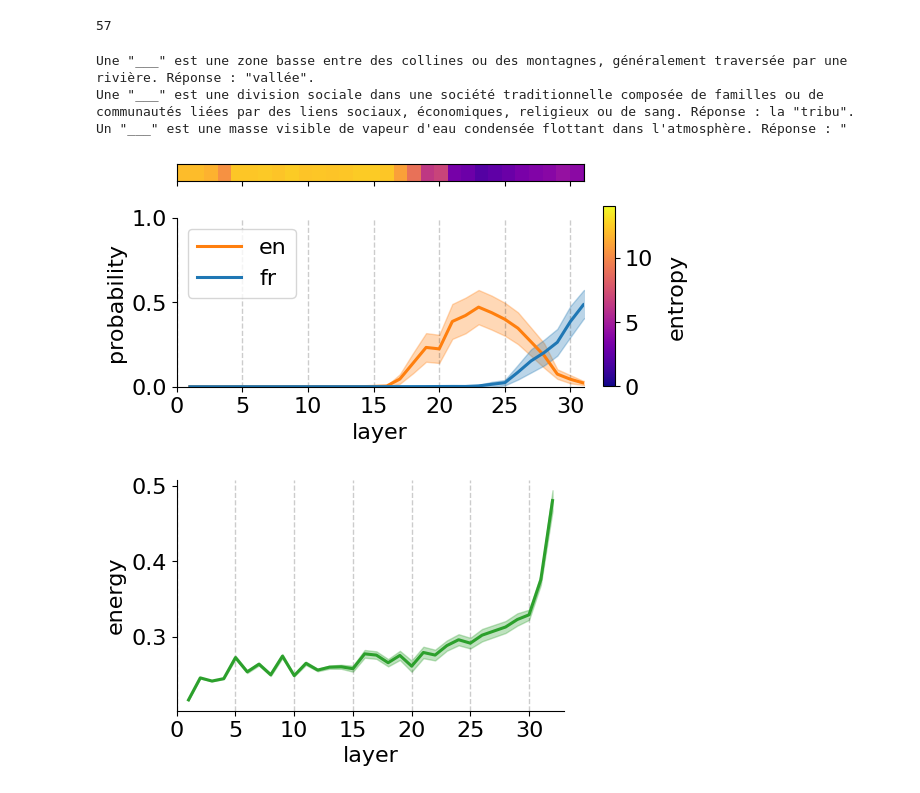
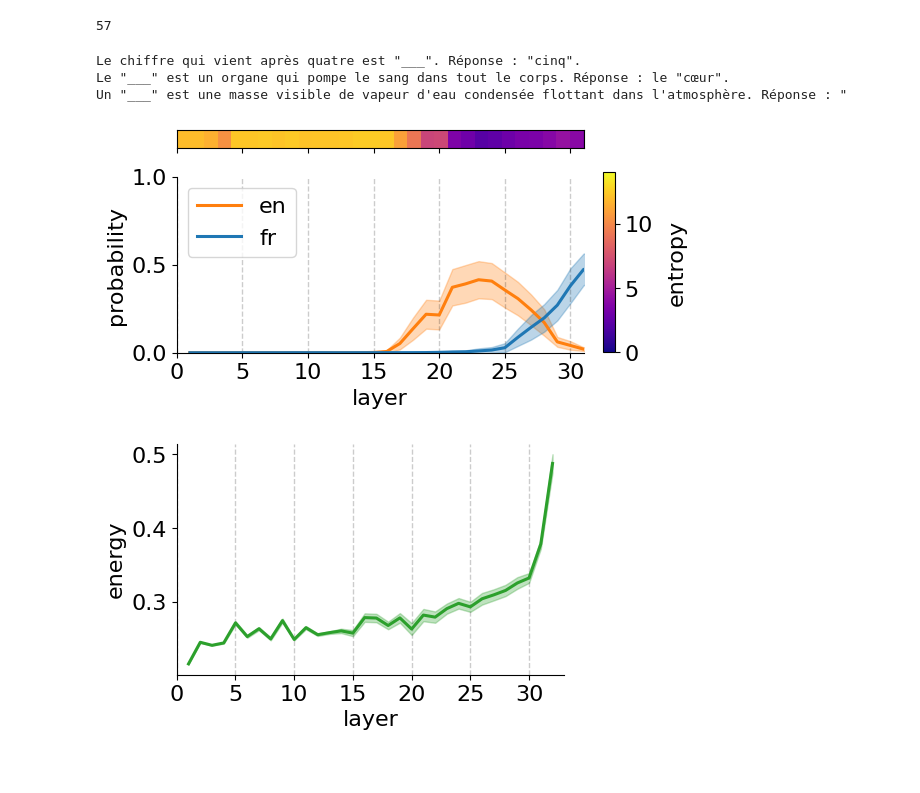
Before and after one commit to epfl-dlab/llm-latent-language, a Jupyter notebook: Cloze.ipynb, the cells around one changed output. Cells and saved outputs as stored; diff of their text form; code cells hidden in the pictures.

Commit message:
hf llama

```diff
--- a/Cloze.ipynb
+++ b/Cloze.ipynb
@@ -27,8 +27,9 @@ torch.manual_seed(seed)
 # %%
 target_lang = 'fr'
 model_size = '7b'
-custom_model = None
+custom_model = 'meta-llama/Llama-2-%s-hf'%model_size
 out_dir = './visuals'
+hf_token = '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'
 # %%
 unemb = load_unemb_only(model_size)
 # %% [output]
@@ -56,7 +57,7 @@ prefix = "./data/langs/"
 df_en_de = pd.read_csv(f'{prefix}{target_lang}/clean.csv')
 # %%
 if custom_model is not None:
-    llama = LlamaHelper(dir=custom_model, load_in_8bit=True)
+    llama = LlamaHelper(dir=custom_model, load_in_8bit=True, hf_token=hf_token)
 else:
     llama = LlamaHelper(dir='/dlabdata1/llama2_hf/Llama-2-%s-hf'%model_size, load_in_8bit=True)
 # %%
@@ -147,8 +148,8 @@ len(dataset_gap)
 df_gap = pd.DataFrame(dataset_gap)
 print(df_gap['prompt'][0])
 # %% [output]
-Une "___" est une zone basse entre des collines ou des montagnes, généralement traversée par une rivière. Réponse : "vallée".
-Une "___" est une division sociale dans une société traditionnelle composée de familles ou de communautés liées par des liens sociaux, économiques, religieux ou de sang. Réponse : la "tribu".
+Le chiffre qui vient après quatre est "___". Réponse : "cinq".
+Le "___" est un organe qui pompe le sang dans tout le corps. Réponse : le "cœur".
 Un "___" est une masse visible de vapeur d'eau condensée flottant dans l'atmosphère. Réponse : "
 # %%
 os.makedirs(f'{os.path.join(out_dir, custom_model)}/cloze', exist_ok=True)
@@ -183,37 +184,35 @@ latents = torch.stack(latents_all)
 # %%
 size2tik = {'7b': 5, '13b': 5, '70b': 10}
 
 fig, ax, ax2 = plot_ci_plus_heatmap(latent_token_probs, entropy, 'en', color='tab:orange', tik_step=size2tik[model_size], do_colorbar=True,
 nums=[.99, 0.18, 0.025, 0.6])
 if target_lang != 'en':
     plot_ci(ax2, out_token_probs, target_lang, color='tab:blue', do_lines=False)
 ax2.set_xlabel('layer')
 ax2.set_ylabel('probability')
 if model_size == '7b':
     ax2.set_xlim(0, out_token_probs.shape[1]+1)
 else:
     ax2.set_xlim(0, round(out_token_probs.shape[1]/10)*10+1)
 ax2.set_ylim(0, 1)
-#ax2.set_xticks(np.arange(0, out_token_probs.shape[1], size2tik[model_size]), np.arange(1, out_token_probs.shape[1]+1, size2tik[model_size]))
-ax2.set_xlim(0, round(out_token_probs.shape[1]/10)*10+1)
 # put legend on the top left
 ax2.legend(loc='upper left')
 os.makedirs(f'{os.path.join(out_dir, custom_model)}/cloze', exist_ok=True)
 plt.savefig(f'{os.path.join(out_dir, custom_model)}/cloze/{model_size}_{target_lang}_probas_ent.pdf', dpi=300, bbox_inches='tight')
 # %% [output]
-[figure, old version]
+[figure, new version]
 # %%
 fig, ax2 = plt.subplots(figsize=(5,3))
 plot_ci(ax2, energy, 'energy', color='tab:green', do_lines=True, tik_step=size2tik[model_size])
 ax2.set_xlabel('layer')
+ax2.set_ylabel('energy')
 if model_size == '7b':
-    ax2.set_ylabel('energy')
     ax2.set_xlim(0, out_token_probs.shape[1]+1)
 else:
     ax2.set_xlim(0, round(out_token_probs.shape[1]/10)*10+1)
 os.makedirs(f'{os.path.join(out_dir, custom_model)}/cloze', exist_ok=True)
 plt.savefig(f'{os.path.join(out_dir, custom_model)}/cloze/{model_size}_{target_lang}_energy.pdf', dpi=300, bbox_inches='tight')
 # %% [output]
-[figure, old version]
+[figure, new version]
 # %%
 torch.save(latents, f'{os.path.join(out_dir, custom_model)}/cloze/{model_size}_{target_lang}_latents.pt')
```
Also changed, not shown: parts of 1 cell of this notebook, 1 other file.
